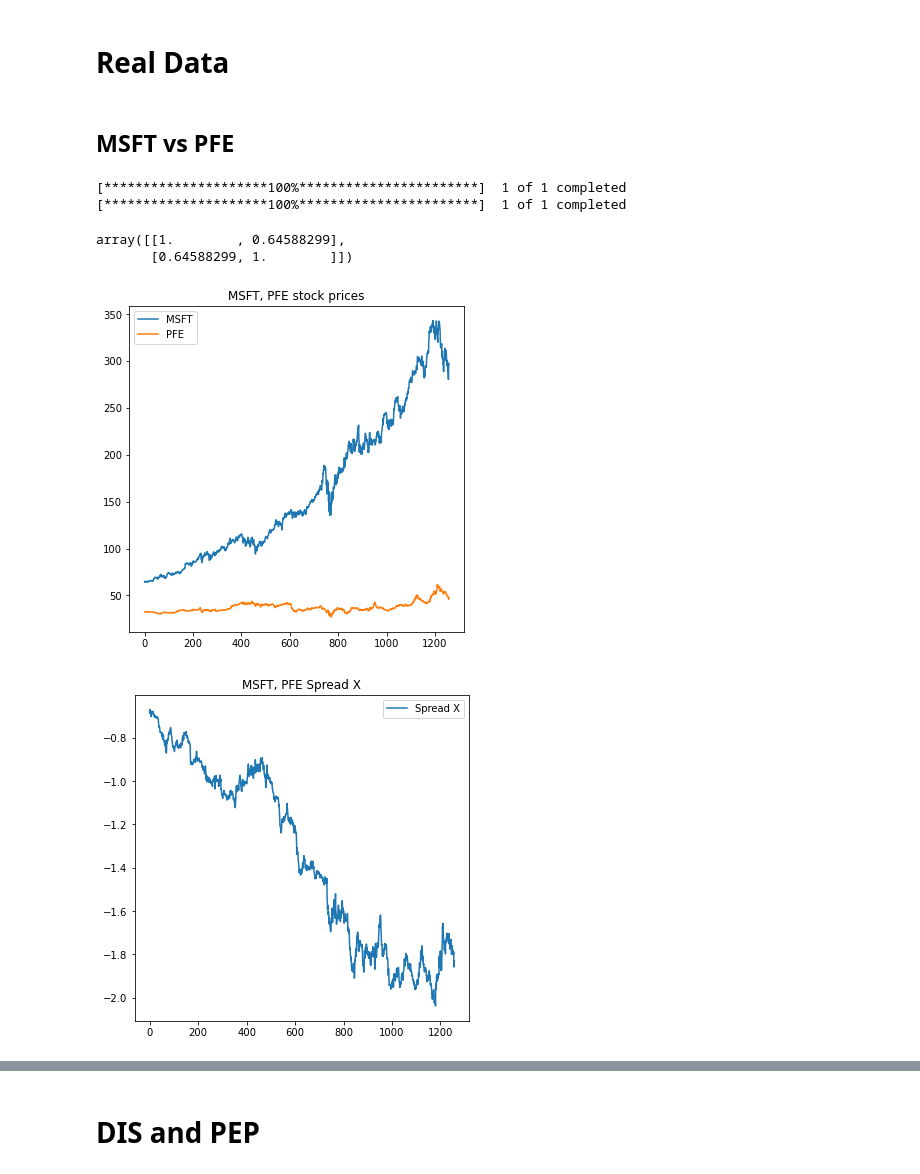
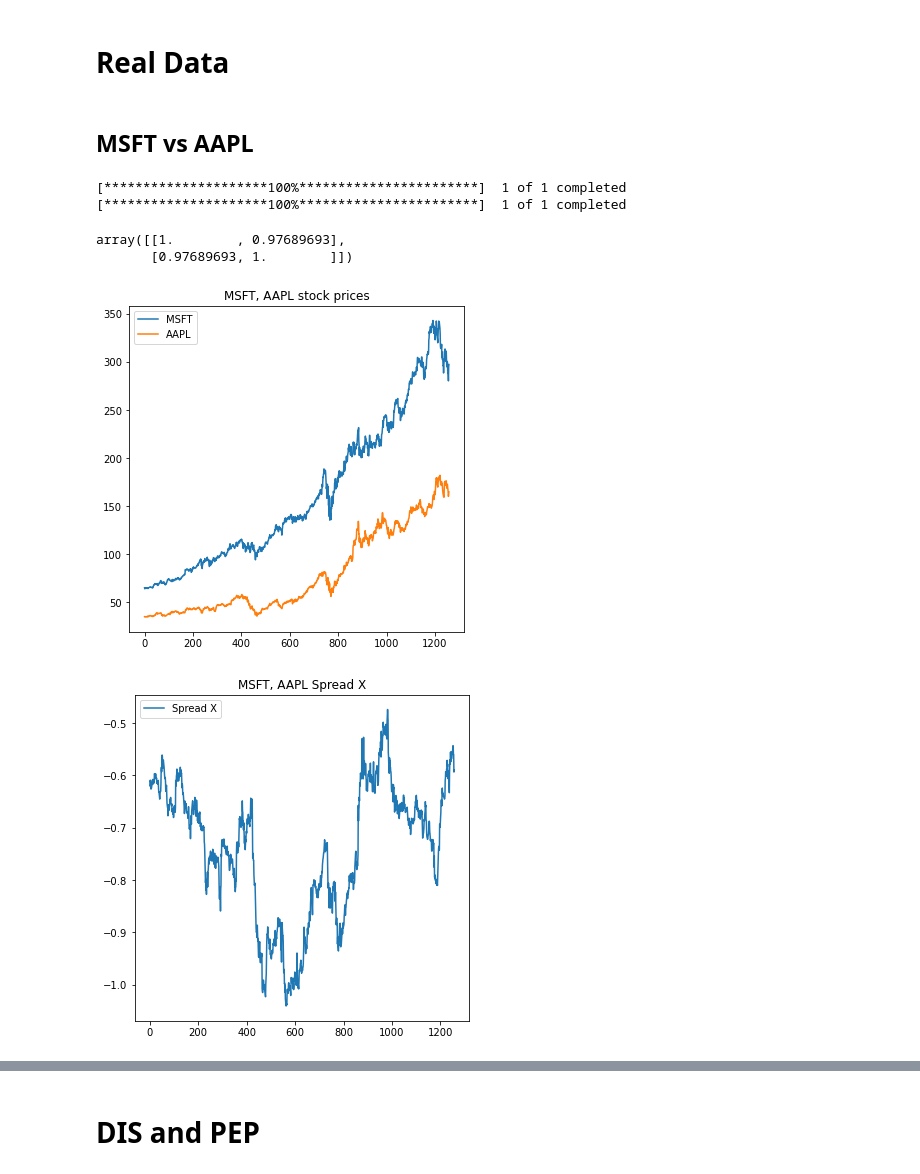
Before and after one commit to YunfengLiu/pairs-trading-sde, a Jupyter notebook: real.ipynb, the cells around one changed output, grey strips where cells are left out. Cells and saved outputs as stored; diff of their text form; code cells hidden in the pictures.

```diff
--- a/real.ipynb
+++ b/real.ipynb
@@ -11,11 +11,11 @@ import yfinance as yf
 import real as rl
 from simulation import portfolio_process
 # %% [markdown]
-## MSFT vs PFE
+## MSFT vs AAPL
 # %%
-# Five years of close data from MSFT and PFE
+# Five years of close data from MSFT and AAPL
 msft_close_data = yf.download("MSFT", start="2017-03-01", end="2022-02-28")["Close"].to_numpy()
-pfe_close_data = yf.download("PFE", start="2017-03-01", end="2022-02-28")["Close"].to_numpy()
+aapl_close_data = yf.download("AAPL", start="2017-03-01", end="2022-02-28")["Close"].to_numpy()
 # %% [output]
 [*********************100%***********************]  1 of 1 completed
 [*********************100%***********************]  1 of 1 completed
@@ -25,31 +25,31 @@ T = 5
 dt = 1 / 251
 B = msft_close_data
 S = np.log(B)
-A = pfe_close_data
+A = aapl_close_data
 X = np.log(A) - np.log(B)
 # %%
 np.corrcoef(A, B)
 # %% [output]
-array([[1.        , 0.64588299],
-       [0.64588299, 1.        ]])
+array([[1.        , 0.97689693],
+       [0.97689693, 1.        ]])
 # %%
 # plot stock pairs
 fig, ax = plt.subplots(figsize=(6, 6))
 ax.plot(B, label="MSFT")
-ax.plot(A, label="PFE")
+ax.plot(A, label="AAPL")
 ax.legend()
-ax.set_title("MSFT, PFE stock prices")
+ax.set_title("MSFT, AAPL stock prices")
 plt.show()
 # %% [output]
-[figure, old version]
+[figure, new version]
 # %%
 fig, ax = plt.subplots(figsize=(6, 6))
 ax.plot(X, label="Spread X")
 ax.legend()
-ax.set_title("MSFT, PFE Spread X")
+ax.set_title("MSFT, AAPL Spread X")
 plt.show()
 # %% [output]
-[figure, old version]
+[figure, new version]
 # %%
 sigma_h = rl.sigma_hat(S, dt)
 mu_h = rl.mu_hat(S, dt)
```
Also changed, not shown: parts of 16 cells of this notebook, 27 other files.
